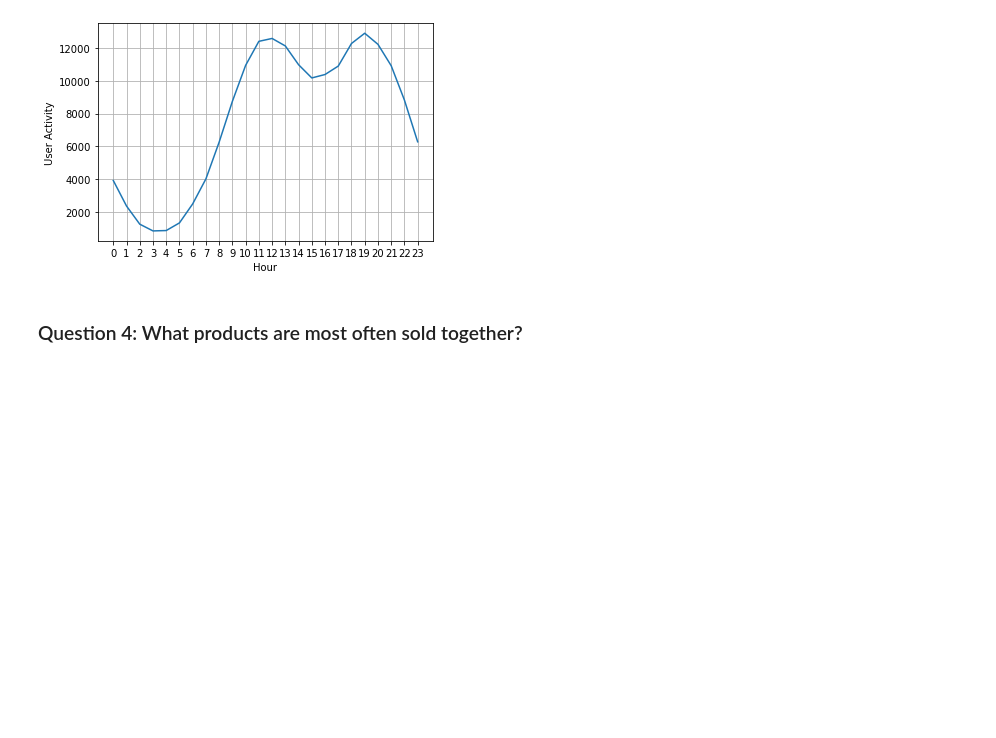
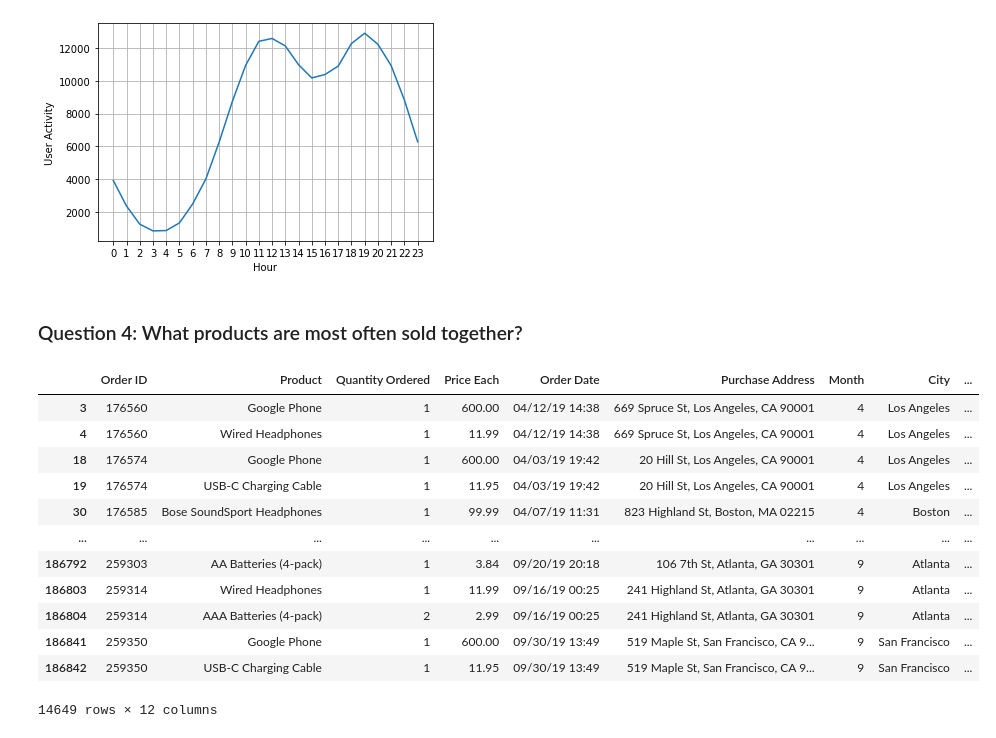
Before and after one commit to ysfali/Sales-Analysis-using-Pandas, a Jupyter notebook: Analyzing Sales using Pandas.ipynb, the cells around one changed output. Saved outputs shown, nothing was run; the diff lists cells and outputs as text; code cells hidden in the pictures; blank space fills up the shorter version.

```diff
--- a/Analyzing Sales using Pandas.ipynb
+++ b/Analyzing Sales using Pandas.ipynb
@@ -264,3 +261,21 @@ plt.show()
 # 10 AM to 2 PM and 5 PM to 9 PM seems like a good recommendation
 # %% [markdown]
 ### Question 4: What products are most often sold together?
+# %%
+# Finding Orders with more than one Products
+df1 = df[df['Order ID'].duplicated(keep = False)]
+df1
+# %% [output]
+|  | Order ID | Product | Quantity Ordered | Price Each | Order Date | Purchase Address | Month | City | ... |
+| 3 | 176560 | Google Phone | 1 | 600.00 | 04/12/19 14:38 | 669 Spruce St, Los Angeles, CA 90001 | 4 | Los Angeles | ... |
+| 4 | 176560 | Wired Headphones | 1 | 11.99 | 04/12/19 14:38 | 669 Spruce St, Los Angeles, CA 90001 | 4 | Los Angeles | ... |
+| 18 | 176574 | Google Phone | 1 | 600.00 | 04/03/19 19:42 | 20 Hill St, Los Angeles, CA 90001 | 4 | Los Angeles | ... |
+| 19 | 176574 | USB-C Charging Cable | 1 | 11.95 | 04/03/19 19:42 | 20 Hill St, Los Angeles, CA 90001 | 4 | Los Angeles | ... |
+| 30 | 176585 | Bose SoundSport Headphones | 1 | 99.99 | 04/07/19 11:31 | 823 Highland St, Boston, MA 02215 | 4 | Boston | ... |
+| ... | ... | ... | ... | ... | ... | ... | ... | ... | ... |
+| 186792 | 259303 | AA Batteries (4-pack) | 1 | 3.84 | 09/20/19 20:18 | 106 7th St, Atlanta, GA 30301 | 9 | Atlanta | ... |
+| 186803 | 259314 | Wired Headphones | 1 | 11.99 | 09/16/19 00:25 | 241 Highland St, Atlanta, GA 30301 | 9 | Atlanta | ... |
+| 186804 | 259314 | AAA Batteries (4-pack) | 2 | 2.99 | 09/16/19 00:25 | 241 Highland St, Atlanta, GA 30301 | 9 | Atlanta | ... |
+| 186841 | 259350 | Google Phone | 1 | 600.00 | 09/30/19 13:49 | 519 Maple St, San Francisco, CA 9... | 9 | San Francisco | ... |
+| 186842 | 259350 | USB-C Charging Cable | 1 | 11.95 | 09/30/19 13:49 | 519 Maple St, San Francisco, CA 9... | 9 | San Francisco | ... |
+14649 rows × 12 columns
```
Also changed, not shown: parts of 14 cells of this notebook.
